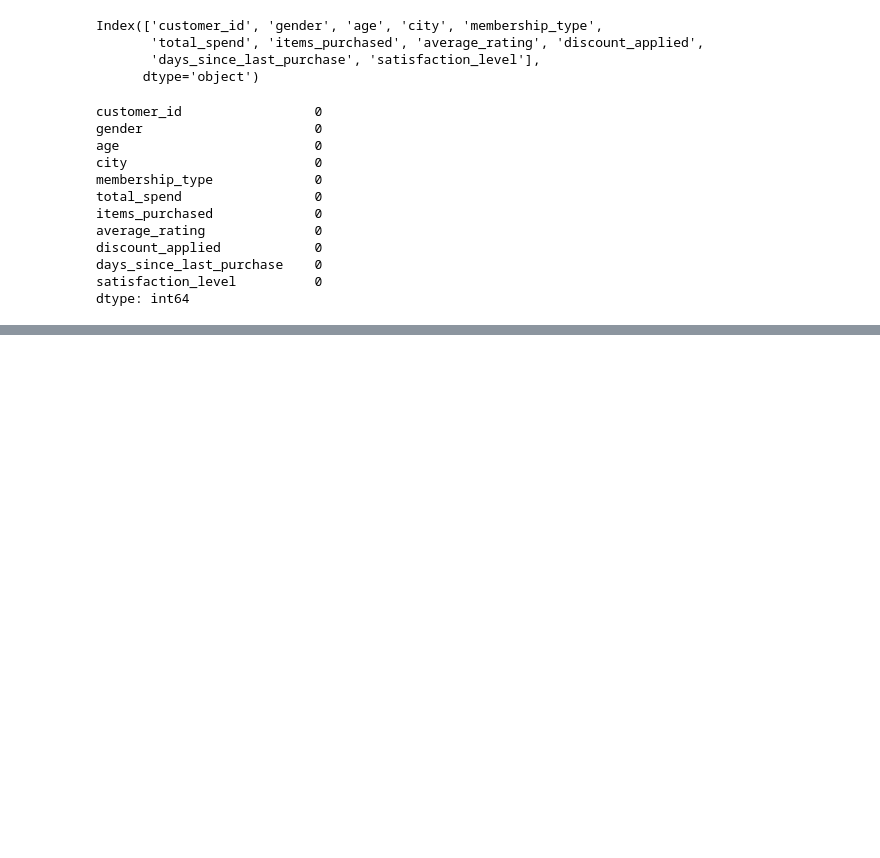
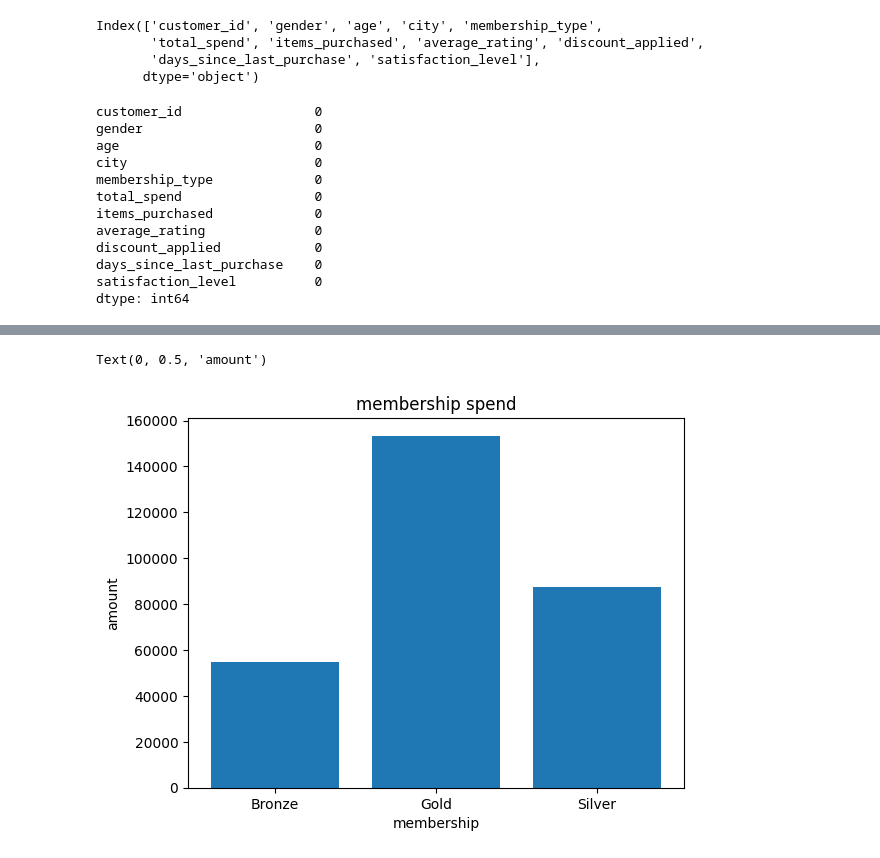
Before and after one commit to libinplal123/ml-learning-pandas, a Jupyter notebook: customer-behaviour-case-study/customer_behaviour.ipynb, the cells around one changed output, grey strips where cells are left out. Saved outputs shown, nothing was run; the diff lists cells and outputs as text; code cells hidden in the pictures; blank space fills up the shorter version.

```diff
--- a/customer-behaviour-case-study/customer_behaviour.ipynb
+++ b/customer-behaviour-case-study/customer_behaviour.ipynb
@@ -52,0 +90,9 @@ dtype: int64
+# %%
+ms_spend= df.groupby("membership_type")["total_spend"].sum()
+plt.bar(ms_spend.index,ms_spend.values)
+plt.title("membership spend")
+plt.xlabel("membership")
+plt.ylabel("amount")
+# %% [output]
+Text(0, 0.5, 'amount')
+[figure, added]
```
Also changed, not shown: parts of 12 cells of this notebook.
